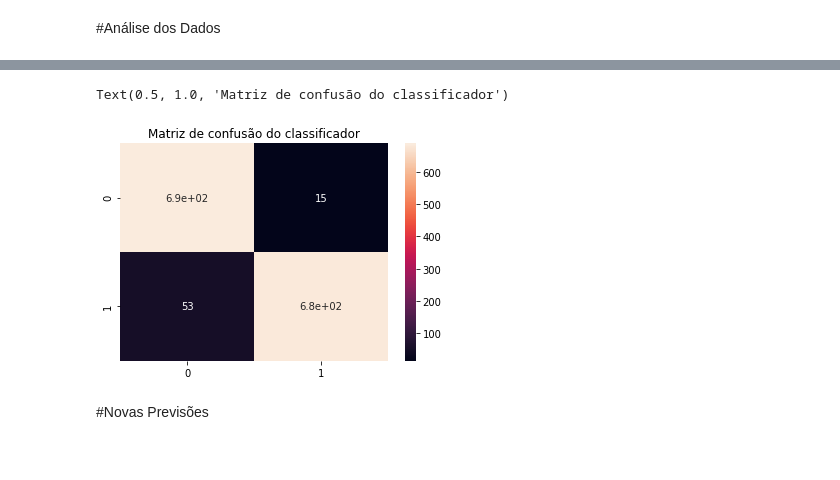
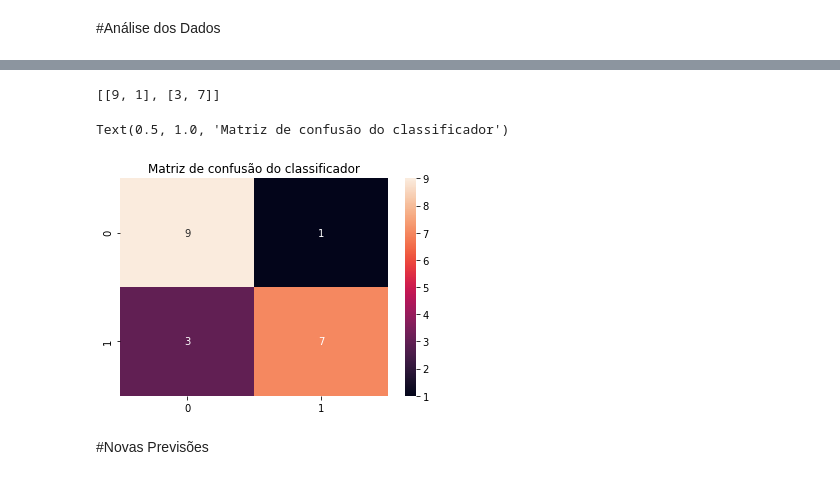
Before and after one commit to pabloalima81/tcc2, a Jupyter notebook: basico_cv.ipynb, the cells around one changed output, grey strips where cells are left out. Saved outputs shown, nothing was run; the diff lists cells and outputs as text; code cells hidden in the pictures.

```diff
--- a/basico_cv.ipynb
+++ b/basico_cv.ipynb
@@ -236,9 +232,37 @@ nan
-# %%
-sns.heatmap(matrizes[0], annot=True)
-plt.title('Matriz de confusão do classificador')
-# %% [output]
-Text(0.5, 1.0, 'Matriz de confusão do classificador')
-[figure, removed]
+# %%
+matriz = [[9,1],[3,7]]
+print(matriz)
+# %% [output]
+[[9, 1], [3, 7]]
+# %%
+import numpy as np
+import math
+import re
+import pandas as pd
+from bs4 import BeautifulSoup
+import seaborn as sns
+import spacy as sp
+import string
+import random
+import matplotlib.pyplot as plt
+import nltk
+from tensorflow.keras import layers
+import tensorflow_datasets as tfds
+from sklearn.model_selection import train_test_split
+from sklearn.metrics import confusion_matrix
+from sklearn.model_selection import cross_val_score
+from sklearn.model_selection import GridSearchCV
+from sklearn.model_selection import RandomizedSearchCV
+from sklearn import datasets
+from sklearn.model_selection import StratifiedKFold
+from sklearn.metrics import accuracy_score, confusion_matrix
+%tensorflow_version 2.x
+import tensorflow as tf
+sns.heatmap(matriz, annot=True)
+plt.title('Matriz de confusão do classificador')
+# %% [output]
+Text(0.5, 1.0, 'Matriz de confusão do classificador')
+[figure, added]
 # %% [markdown]
 #Novas Previsões
 # %%
```
Also changed, not shown: parts of 11 cells of this notebook.
